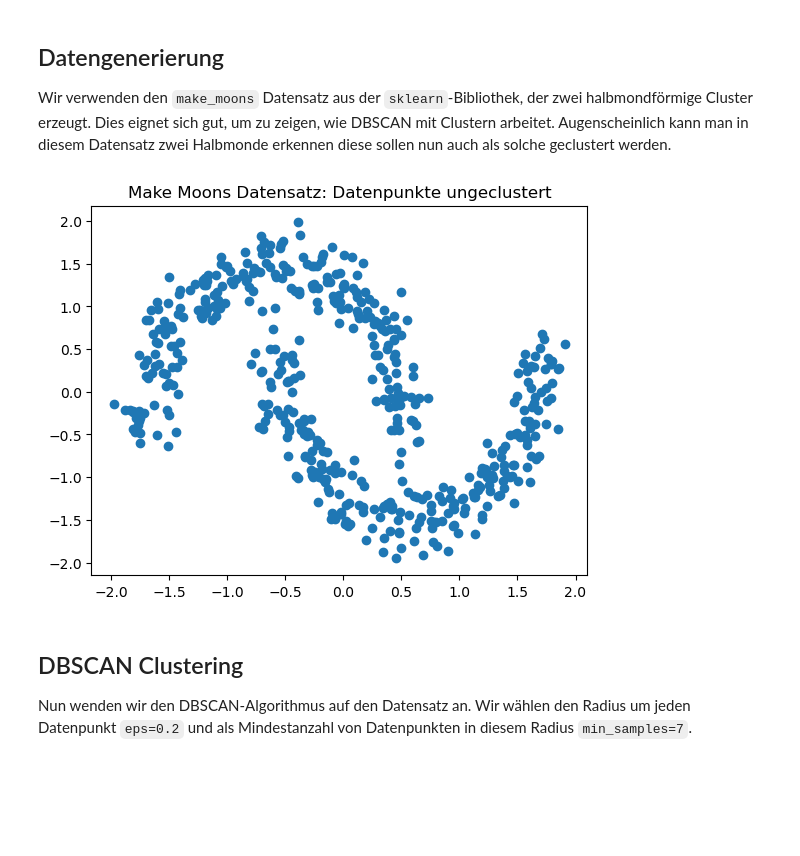
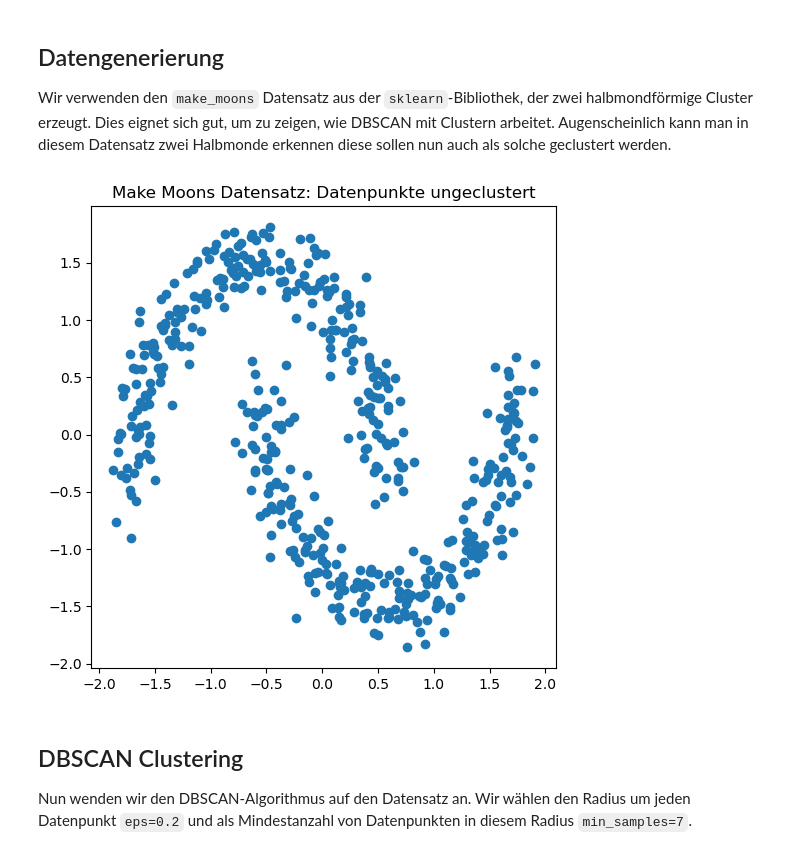
Before and after one commit to undercoverprincess13/DBSCAN, a Jupyter notebook: DBSCAN.ipynb, the cells around one changed output. Drawn from its saved outputs; the diff is of its cells as text; code cells hidden in the pictures; blank space fills up the shorter version.

```diff
--- a/DBSCAN.ipynb
+++ b/DBSCAN.ipynb
@@ -48,20 +43,38 @@ import ipywidgets as widgets
 
 Wir verwenden den `make_moons` Datensatz aus der `sklearn`-Bibliothek, der zwei halbmondförmige Cluster erzeugt. Dies eignet sich gut, um zu zeigen, wie DBSCAN mit Clustern arbeitet. Augenscheinlich kann man in diesem Datensatz zwei Halbmonde erkennen diese sollen nun auch als solche geclustert werden.
 # %%
-# Der Datensatz ("Make Moons") mit Rauschen wird generiert
-# n_samples: Anzahl der Datenpunkte = 500
-# noise: Hinzufügen von zufälligem Rauschen für realistischere Daten = 0.1
-X, _ = make_moons(n_samples=500, noise=0.1)
-# Die Daten müssen standardisiert werden, um sie auf eine einheitliche Skala zu bringen
-# Die StandardScaler Funktion entfernt den Mittelwert und skaliert die Daten auf eine Standardabweichung von 1
+# Zuerst importieren wir die benötigten Bibliotheken
+import numpy as np
+import matplotlib.pyplot as plt
+from sklearn.datasets import make_moons
+from sklearn.preprocessing import StandardScaler
+
+# Jetzt setzen wir einen festen Zufallsseed, damit unsere Ergebnisse reproduzierbar sind
+random_state = 52
+np.random.seed(random_state)
+
+# ---------------------------------------------
+# Teil 1: Datengenerierung und Ausgabe des Datensatzes
+# ---------------------------------------------
+
+# Wir generieren unseren Datensatz "Make Moons" mit Rauschen
+# Dabei legen wir fest:
+# - n_samples=500: Wir erzeugen 500 Datenpunkte
+# - noise=0.1: Wir fügen Rauschen hinzu, um die Daten realistischer zu gestalten
+# - random_state=42: Wir setzen den Zufallsseed für Reproduzierbarkeit
+X, y = make_moons(n_samples=500, noise=0.1, random_state=random_state)
+
+# Als Nächstes standardisieren wir die Daten
+# Das bedeutet, wir zentrieren die Daten um den Mittelwert und skalieren sie auf eine Standardabweichung von 1
 X = StandardScaler().fit_transform(X)
 
-# Die Daten aus dem Makemoon Datensatz werden in einem Streudiagramm geplottet
-plt.scatter(X[:, 0], X[:, 1]) #zwei Dimensionen
+# Jetzt plotten wir den generierten Datensatz, um einen ersten Eindruck zu bekommen
+plt.figure(figsize=(6, 6))
+plt.scatter(X[:, 0], X[:, 1])
 plt.title("Make Moons Datensatz: Datenpunkte ungeclustert")
 plt.show()
 # %% [output]
-[figure, old version]
+[figure, new version]
 # %% [markdown]
 ## DBSCAN Clustering
 
```
Also changed, not shown: parts of 5 cells of this notebook.
